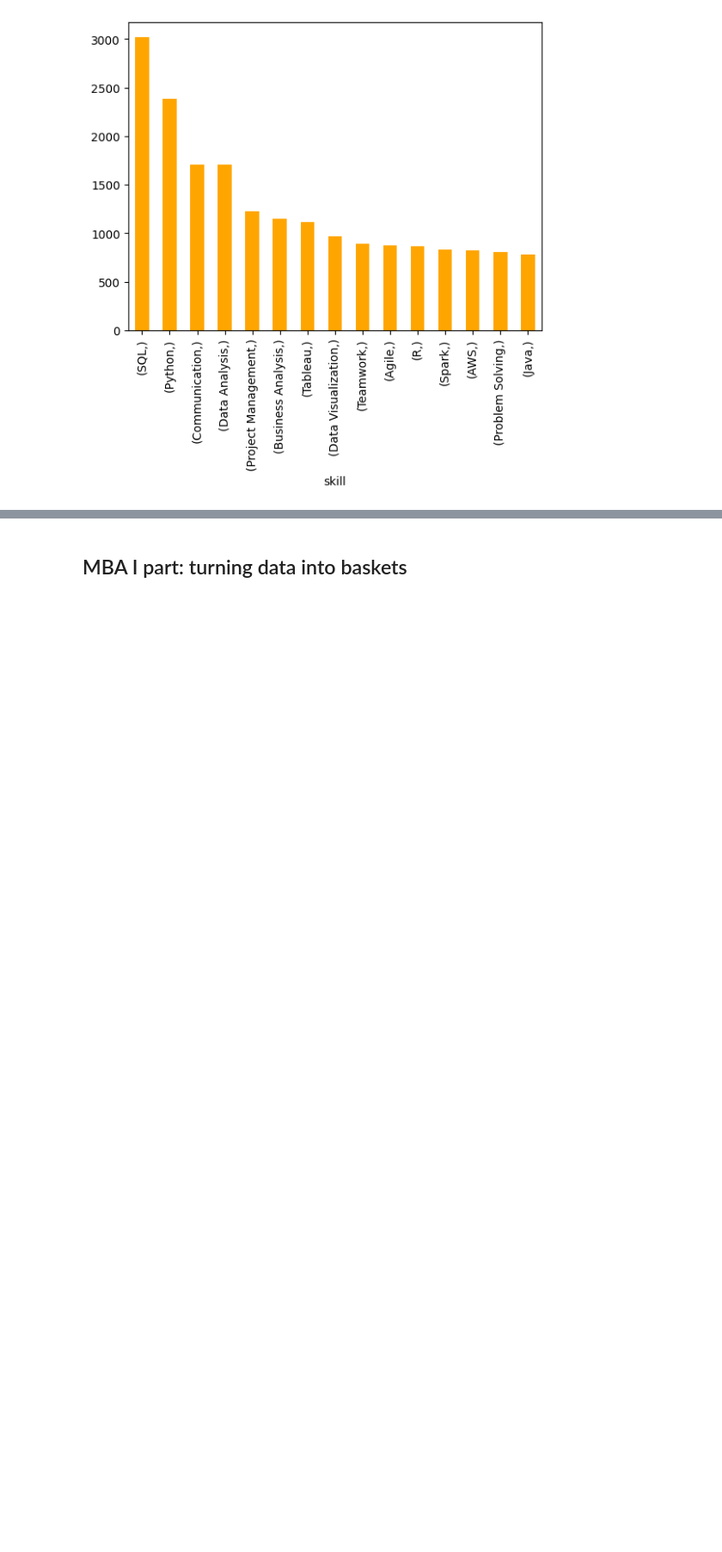
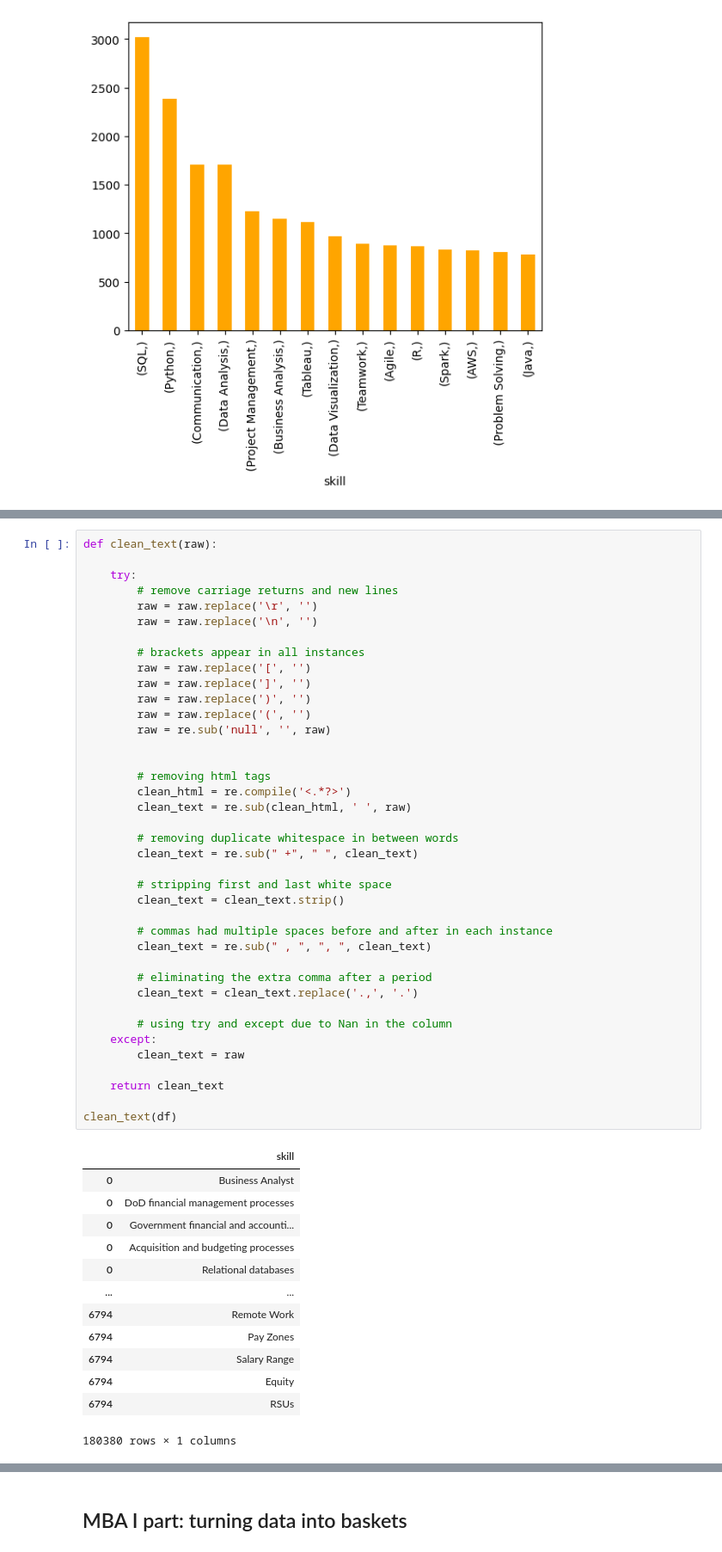
Before and after one commit to dariashcherbakovaaa/Algorithms-for-massive-data, a Jupyter notebook: MBA_Shcherbakova.ipynb, the cells around one changed output, grey strips where cells are left out. Shown at 86% size. Drawn from its saved outputs; the diff is of its cells as text; blank space fills up the shorter version.

```diff
--- a/MBA_Shcherbakova.ipynb
+++ b/MBA_Shcherbakova.ipynb
@@ -326,0 +336,53 @@ counting[:15].plot.bar(color = 'orange')
+# %%
+def clean_text(raw):
+
+    try:
+        # remove carriage returns and new lines
+        raw = raw.replace('\r', '')
+        raw = raw.replace('\n', '')
+
+        # brackets appear in all instances
+        raw = raw.replace('[', '')
+        raw = raw.replace(']', '')
+        raw = raw.replace(')', '')
+        raw = raw.replace('(', '')
+        raw = re.sub('null', '', raw)
+
+
+        # removing html tags
+        clean_html = re.compile('<.*?>')
+        clean_text = re.sub(clean_html, ' ', raw)
+
+        # removing duplicate whitespace in between words
+        clean_text = re.sub(" +", " ", clean_text)
+
+        # stripping first and last white space
+        clean_text = clean_text.strip()
+
+        # commas had multiple spaces before and after in each instance
+        clean_text = re.sub(" , ", ", ", clean_text)
+
+        # eliminating the extra comma after a period
+        clean_text = clean_text.replace('.,', '.')
+
+        # using try and except due to Nan in the column
+    except:
+        clean_text = raw
+
+    return clean_text
+
+clean_text(df)
+# %% [output]
+|  | skill |
+| 0 | Business Analyst |
+| 0 | DoD financial management processes |
+| 0 | Government financial and accounti... |
+| 0 | Acquisition and budgeting processes |
+| 0 | Relational databases |
+| ... | ... |
+| 6794 | Remote Work |
+| 6794 | Pay Zones |
+| 6794 | Salary Range |
+| 6794 | Equity |
+| 6794 | RSUs |
+180380 rows × 1 columns
```
Also changed, not shown: parts of 4 cells of this notebook.
